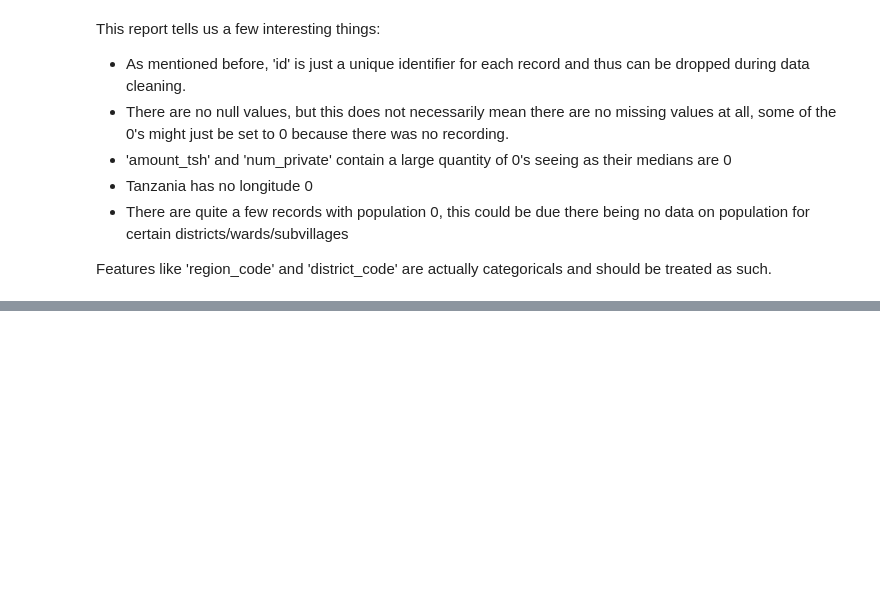
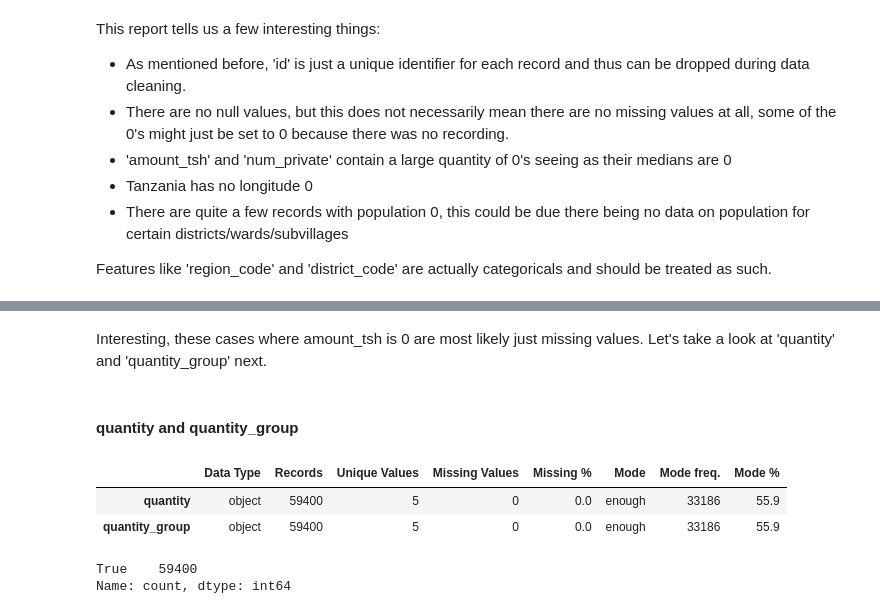
Before and after one commit to williambguo/water-pump-predictive-maintenance, a Jupyter notebook: notebooks/eda.ipynb, the cells around one changed output, grey strips where cells are left out. Saved outputs shown, nothing was run; the diff lists cells and outputs as text; code cells hidden in the pictures; blank space fills up the shorter version.

```diff
--- a/notebooks/dataset_eda.ipynb
+++ b/notebooks/eda.ipynb
@@ -309,0 +448,17 @@ categorical_dqr
+# %% [markdown]
+Interesting, these cases where amount_tsh is 0 are most likely just missing values. Let's take a look at 'quantity' and 'quantity_group' next.
+# %% [markdown]
+#### quantity and quantity_group
+# %%
+# Are these two categories even different from one another?
+categorical_dqr.loc[['quantity', 'quantity_group']]
+# %% [output]
+|  | Data Type | Records | Unique Values | Missing Values | Missing % | Mode | Mode freq. | Mode % |
+| quantity | object | 59400 | 5 | 0 | 0.0 | enough | 33186 | 55.9 |
+| quantity_group | object | 59400 | 5 | 0 | 0.0 | enough | 33186 | 55.9 |
+# %%
+# Seems like 'quantity' and 'quantity_group' contain the exact same values
+(df['quantity'] == df['quantity_group']).value_counts()
+# %% [output]
+True    59400
+Name: count, dtype: int64
```
Also changed, not shown: parts of 19 cells of this notebook, 4 other files.
